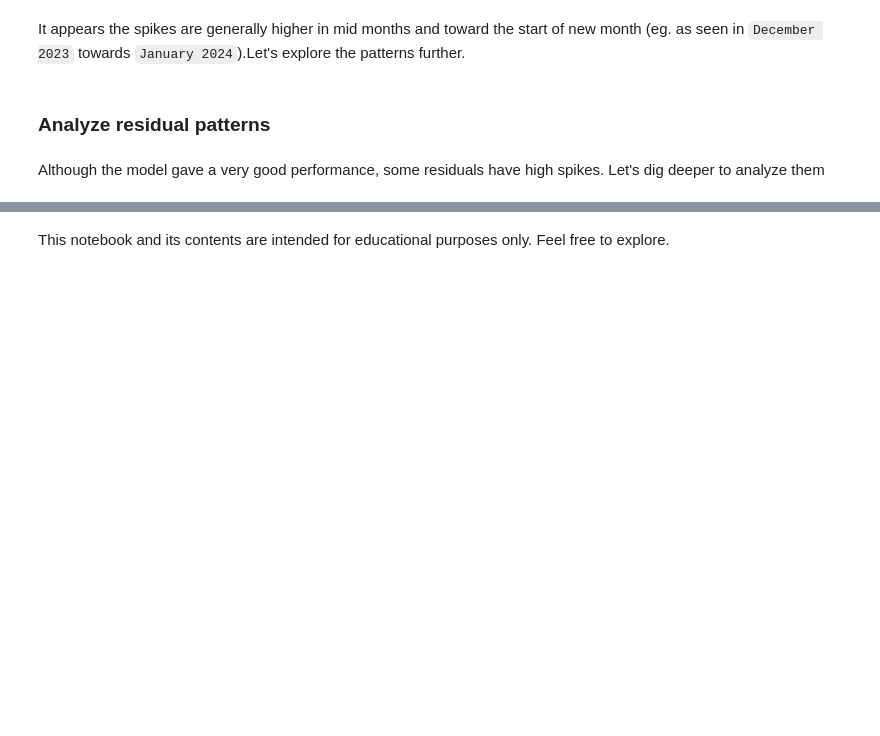
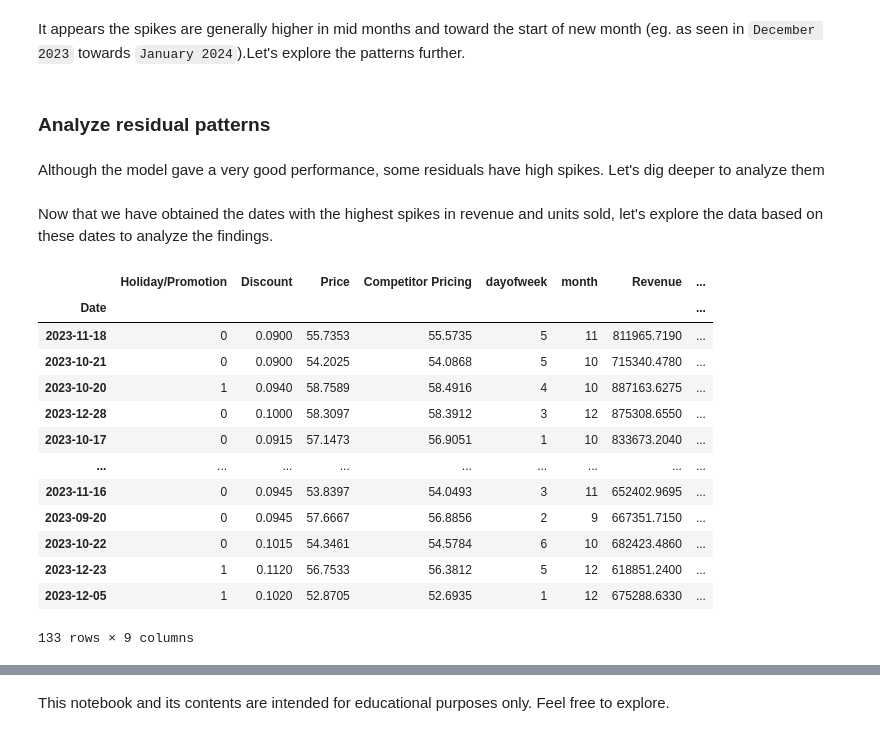
Before and after one commit to Mohammed-Hanan-Othman/time-series-forecasting, a Jupyter notebook: notebooks/sales_prediction_lightgbm.ipynb, the cells around one changed output, grey strips where cells are left out. Saved outputs shown, nothing was run; the diff lists cells and outputs as text; code cells hidden in the pictures; blank space fills up the shorter version.

Commit message:
Obtained dates for revenue spikes and derived insights to analyze revenue spike patterns

```diff
--- a/notebooks/sales_prediction_lightgbm.ipynb
+++ b/notebooks/sales_prediction_lightgbm.ipynb
@@ -511,4 +511,10 @@ It appears the spikes are generally higher in mid months and toward the start of
 # %% [markdown]
 Although the model gave a very good performance, some residuals have high spikes. Let's dig deeper to analyze them
 # %%
-# Find days with extremely high spikes
+# Find days with extremely high spikes in revenue predictions
+# Sort by days with the most spikes
+abs_resid_rev = np.abs(residuals_rev)
+rev_top_spikes = abs_resid_rev.sort_values(ascending=False)
+# %%
+# Obtain dates with highest revenue spikes
+rev_top_spike_dates = rev_top_spikes.index.strftime("%Y-%m-%d").tolist()
@@ -514,0 +529,22 @@ Although the model gave a very good performance, some residuals have high spikes
+# %% [markdown]
+Now that we have obtained the dates with the highest spikes in revenue and units sold, let's explore the data based on these dates to analyze the findings.
+# %%
+# Display data for dates with highest revenue spikes
+spikes_rev = df.loc[rev_top_spike_dates, ["Holiday/Promotion", "Discount", "Price", "Competitor Pricing", "dayofweek", "month", "Revenue", "rev_rolling_7_mean"]]
+spikes_rev["rev_rolling vs Revenue"] = spikes_rev["Revenue"] - spikes_rev["rev_rolling_7_mean"]
+spikes_rev
+# %% [output]
+|  | Holiday/Promotion | Discount | Price | Competitor Pricing | dayofweek | month | Revenue | ... |
+| Date |  |  |  |  |  |  |  | ... |
+| 2023-11-18 | 0 | 0.0900 | 55.7353 | 55.5735 | 5 | 11 | 811965.7190 | ... |
+| 2023-10-21 | 0 | 0.0900 | 54.2025 | 54.0868 | 5 | 10 | 715340.4780 | ... |
+| 2023-10-20 | 1 | 0.0940 | 58.7589 | 58.4916 | 4 | 10 | 887163.6275 | ... |
+| 2023-12-28 | 0 | 0.1000 | 58.3097 | 58.3912 | 3 | 12 | 875308.6550 | ... |
+| 2023-10-17 | 0 | 0.0915 | 57.1473 | 56.9051 | 1 | 10 | 833673.2040 | ... |
+| ... | ... | ... | ... | ... | ... | ... | ... | ... |
+| 2023-11-16 | 0 | 0.0945 | 53.8397 | 54.0493 | 3 | 11 | 652402.9695 | ... |
+| 2023-09-20 | 0 | 0.0945 | 57.6667 | 56.8856 | 2 | 9 | 667351.7150 | ... |
+| 2023-10-22 | 0 | 0.1015 | 54.3461 | 54.5784 | 6 | 10 | 682423.4860 | ... |
+| 2023-12-23 | 1 | 0.1120 | 56.7533 | 56.3812 | 5 | 12 | 618851.2400 | ... |
+| 2023-12-05 | 1 | 0.1020 | 52.8705 | 52.6935 | 1 | 12 | 675288.6330 | ... |
+133 rows × 9 columns
```
Also changed, not shown: parts of 5 cells of this notebook.
